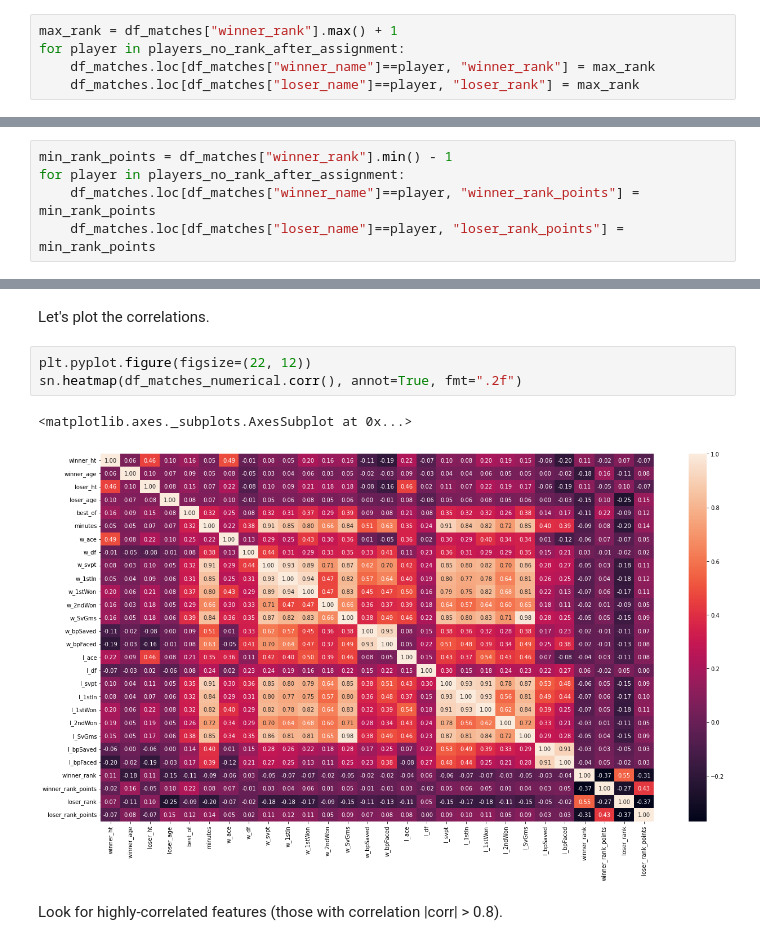
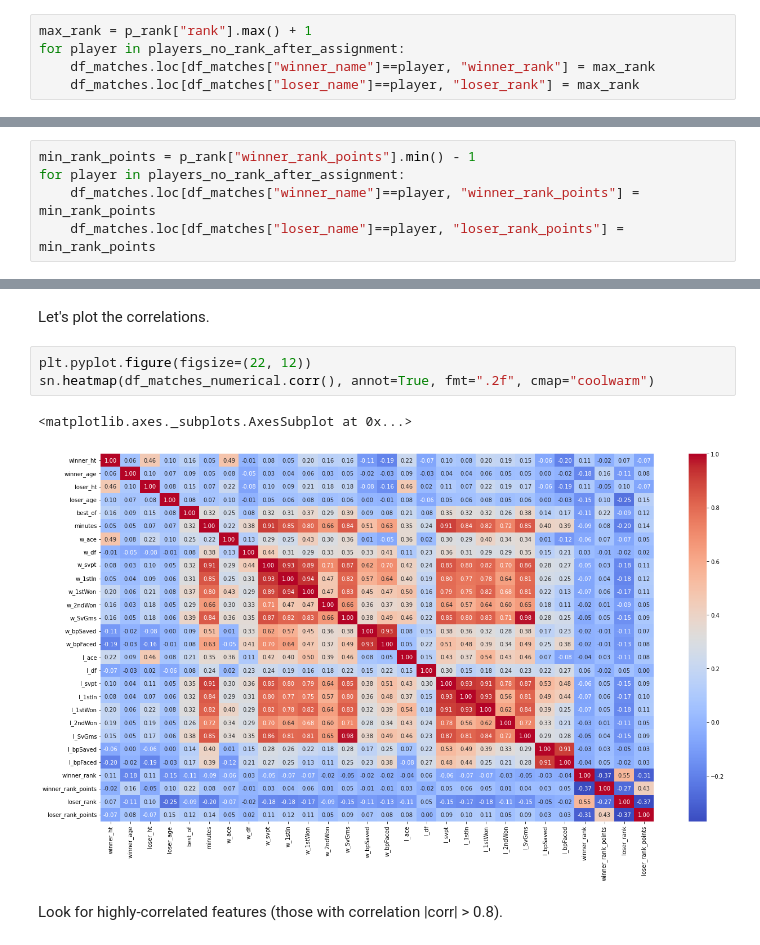
Before and after one commit to nikodallanoce/DataMiningProject, a Jupyter notebook: DM_14_TASK1/DM_14_data_understanding.ipynb, the cells around one changed output, grey strips where cells are left out. Cells and saved outputs as stored; diff of their text form.

```diff
--- a/DM_14_TASK1/DM_14_data_understanding.ipynb
+++ b/DM_14_TASK1/DM_14_data_understanding.ipynb
@@ -999,7 +979,7 @@ Name: name, Length: 1175, dtype: object
 # %% [markdown]
 It's safe to assume that those players with no rank don't have any points, so they share the rank and rank points.
 # %%
-max_rank = df_matches["winner_rank"].max() + 1
+max_rank = p_rank["rank"].max() + 1
 for player in players_no_rank_after_assignment:
     df_matches.loc[df_matches["winner_name"]==player, "winner_rank"] = max_rank
     df_matches.loc[df_matches["loser_name"]==player, "loser_rank"] = max_rank
@@ -1105,7 +1087,7 @@ Name: name, Length: 1176, dtype: object
 # %% [markdown]
 It's safe to assume that those players with no rank don't have any points, so they share the rank and rank points.
 # %%
-min_rank_points = df_matches["winner_rank"].min() - 1
+min_rank_points = p_rank["winner_rank_points"].min() - 1
 for player in players_no_rank_after_assignment:
     df_matches.loc[df_matches["winner_name"]==player, "winner_rank_points"] = min_rank_points
     df_matches.loc[df_matches["loser_name"]==player, "loser_rank_points"] = min_rank_points
@@ -1909,10 +1891,10 @@ df_matches_numerical=df_matches[numerical_features]  # we have to consider only
 Let's plot the correlations.
 # %%
 plt.pyplot.figure(figsize=(22, 12))
-sn.heatmap(df_matches_numerical.corr(), annot=True, fmt=".2f")
+sn.heatmap(df_matches_numerical.corr(), annot=True, fmt=".2f", cmap="coolwarm")
 # %% [output]
 <matplotlib.axes._subplots.AxesSubplot at 0x...>
-[figure, old version]
+[figure, new version]
 # %% [markdown]
 Look for highly-correlated features (those with correlation |corr| > 0.8).
 # %%
```
Also changed, not shown: parts of 18 cells of this notebook.
